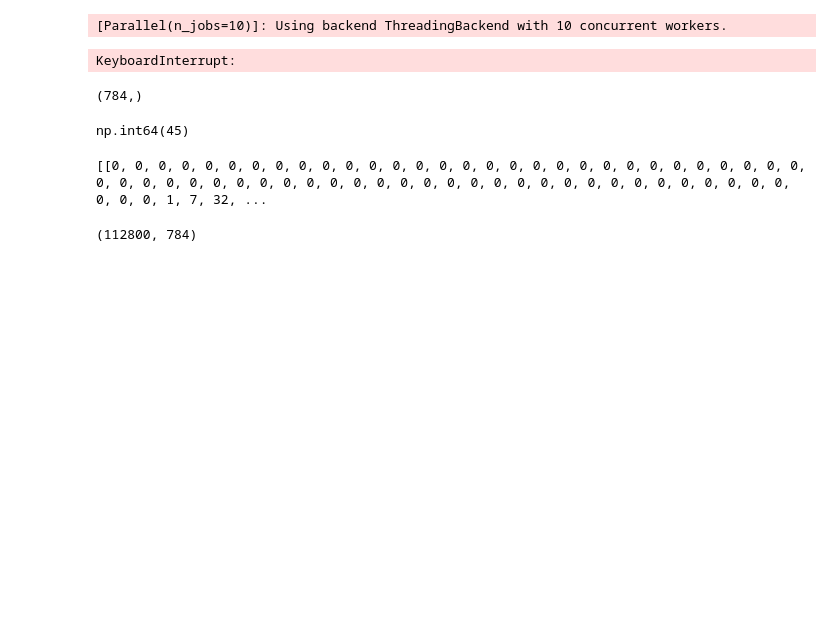
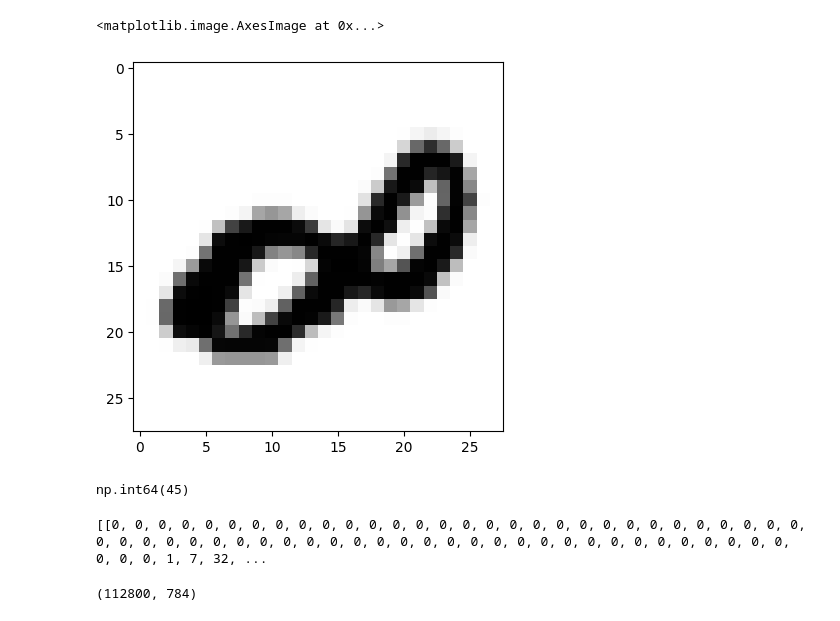
Before and after one commit to RodriMesa/proyectos_maestria, a Jupyter notebook: MLOps1/pruebas.ipynb, the cells around one changed output. Drawn from its saved outputs; the diff is of its cells as text; code cells hidden in the pictures; blank space fills up the shorter version.

```diff
--- a/MLOps1/pruebas.ipynb
+++ b/MLOps1/pruebas.ipynb
@@ -13,8 +13,8 @@ TRAIN_FILE = "emnist-balanced-train.csv"
 TEST_FILE = "emnist-balanced-test.csv"
 
 
-train_path = "./emnist-balanced-train.csv"
-test_path = "./emnist-balanced-test.csv"
+train_path = "./emnist-digits-train.csv"
+test_path = "./emnist-digits-test.csv"
 df_train = pd.read_csv(train_path, header=None)
 df_test = pd.read_csv(test_path, header=None)
 
@@ -26,14 +26,11 @@ y_test  = df_test.iloc[:, 0].values
 
 
 
-classif = RandomForestClassifier(n_estimators=1000, verbose=1 , n_jobs=10 )
+#classif = RandomForestClassifier(n_estimators=1000, verbose=1 , n_jobs=10 )
 
-classif.fit(X_train, y_train)
+#classif.fit(X_train, y_train)
 
 
-preds = classif.predict(X_test)
-acc = accuracy_score(y_test, preds)
-report = classification_report(y_test, preds, output_dict=True)
+#preds = classif.predict(X_test)
+#acc = accuracy_score(y_test, preds)
+#report = classification_report(y_test, preds, output_dict=True)
-# %% [output]
-[Parallel(n_jobs=10)]: Using backend ThreadingBackend with 10 concurrent workers.
-KeyboardInterrupt:
@@ -40,7 +39,8 @@ KeyboardInterrupt:
 # %%
-X_train[0,:].shape
+plt.imshow(X_train[0,:].reshape((28,28)), 'Grays')
 # %% [output]
-(784,)
+<matplotlib.image.AxesImage at 0x...>
+[figure, added]
 # %%
 y_train[0]
 # %% [output]
```
Also changed, not shown: parts of 1 cell of this notebook, 3 other files.
